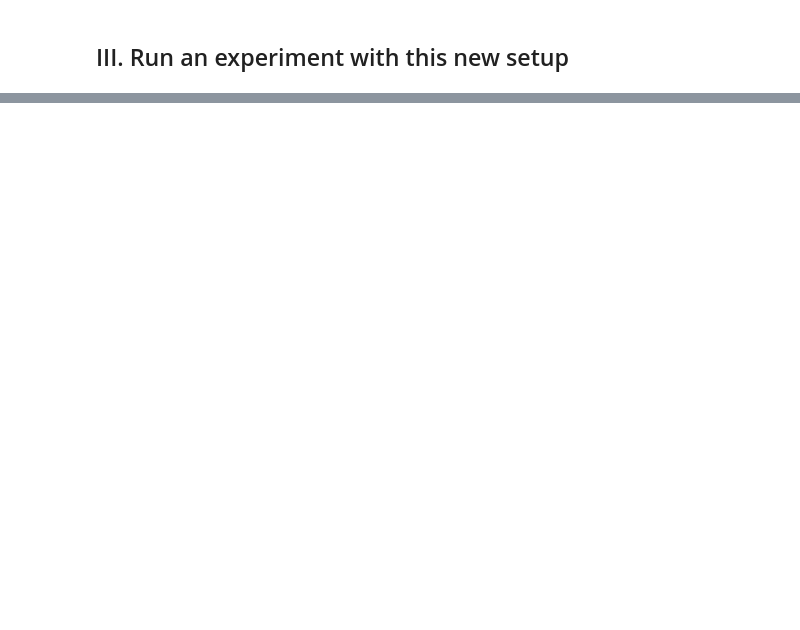
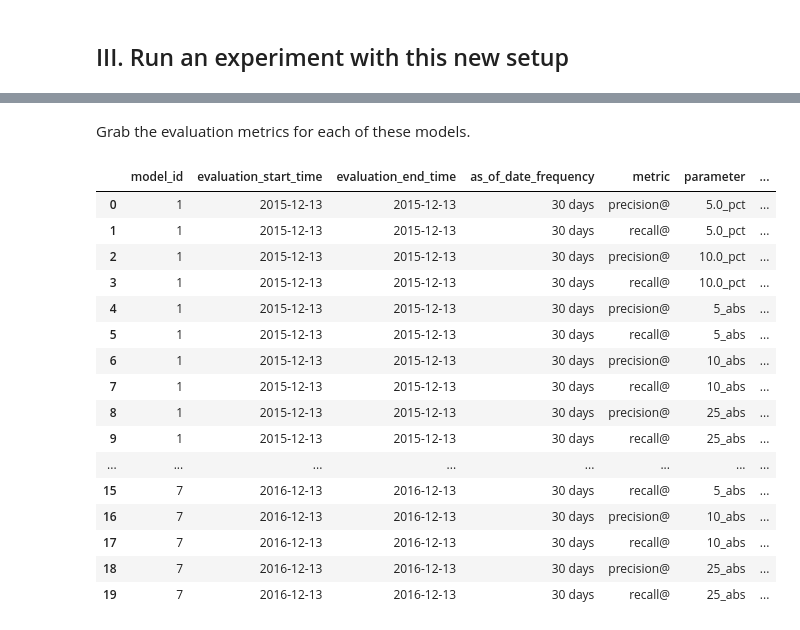
Before and after one commit to dssg/randomize_your_data, a Jupyter notebook: Dirty Duck Example.ipynb, the cells around one changed output, grey strips where cells are left out. Drawn from its saved outputs; the diff is of its cells as text; code cells hidden in the pictures; blank space fills up the shorter version.

```diff
--- a/Dirty Duck Example.ipynb
+++ b/Dirty Duck Example.ipynb
@@ -273,0 +420,24 @@ replace_words_in_file(EXP_CONFIG, new_exp_config, WORD_MAP)
+# %% [markdown]
+Grab the evaluation metrics for each of these models.
+# %%
+statement = "SELECT * FROM results.evaluations where model_id in {};".format(tuple(models_orig.model_id))
+evaluations_orig = execute_sql(statement, dbname, user, host, password, port)
+evaluations_orig
+# %% [output]
+|  | model_id | evaluation_start_time | evaluation_end_time | as_of_date_frequency | metric | parameter | ... |
+| 0 | 1 | 2015-12-13 | 2015-12-13 | 30 days | precision@ | 5.0_pct | ... |
+| 1 | 1 | 2015-12-13 | 2015-12-13 | 30 days | recall@ | 5.0_pct | ... |
+| 2 | 1 | 2015-12-13 | 2015-12-13 | 30 days | precision@ | 10.0_pct | ... |
+| 3 | 1 | 2015-12-13 | 2015-12-13 | 30 days | recall@ | 10.0_pct | ... |
+| 4 | 1 | 2015-12-13 | 2015-12-13 | 30 days | precision@ | 5_abs | ... |
+| 5 | 1 | 2015-12-13 | 2015-12-13 | 30 days | recall@ | 5_abs | ... |
+| 6 | 1 | 2015-12-13 | 2015-12-13 | 30 days | precision@ | 10_abs | ... |
+| 7 | 1 | 2015-12-13 | 2015-12-13 | 30 days | recall@ | 10_abs | ... |
+| 8 | 1 | 2015-12-13 | 2015-12-13 | 30 days | precision@ | 25_abs | ... |
+| 9 | 1 | 2015-12-13 | 2015-12-13 | 30 days | recall@ | 25_abs | ... |
+| ... | ... | ... | ... | ... | ... | ... | ... |
+| 15 | 7 | 2016-12-13 | 2016-12-13 | 30 days | recall@ | 5_abs | ... |
+| 16 | 7 | 2016-12-13 | 2016-12-13 | 30 days | precision@ | 10_abs | ... |
+| 17 | 7 | 2016-12-13 | 2016-12-13 | 30 days | recall@ | 10_abs | ... |
+| 18 | 7 | 2016-12-13 | 2016-12-13 | 30 days | precision@ | 25_abs | ... |
+| 19 | 7 | 2016-12-13 | 2016-12-13 | 30 days | recall@ | 25_abs | ... |
```
Also changed, not shown: parts of 34 cells of this notebook.
